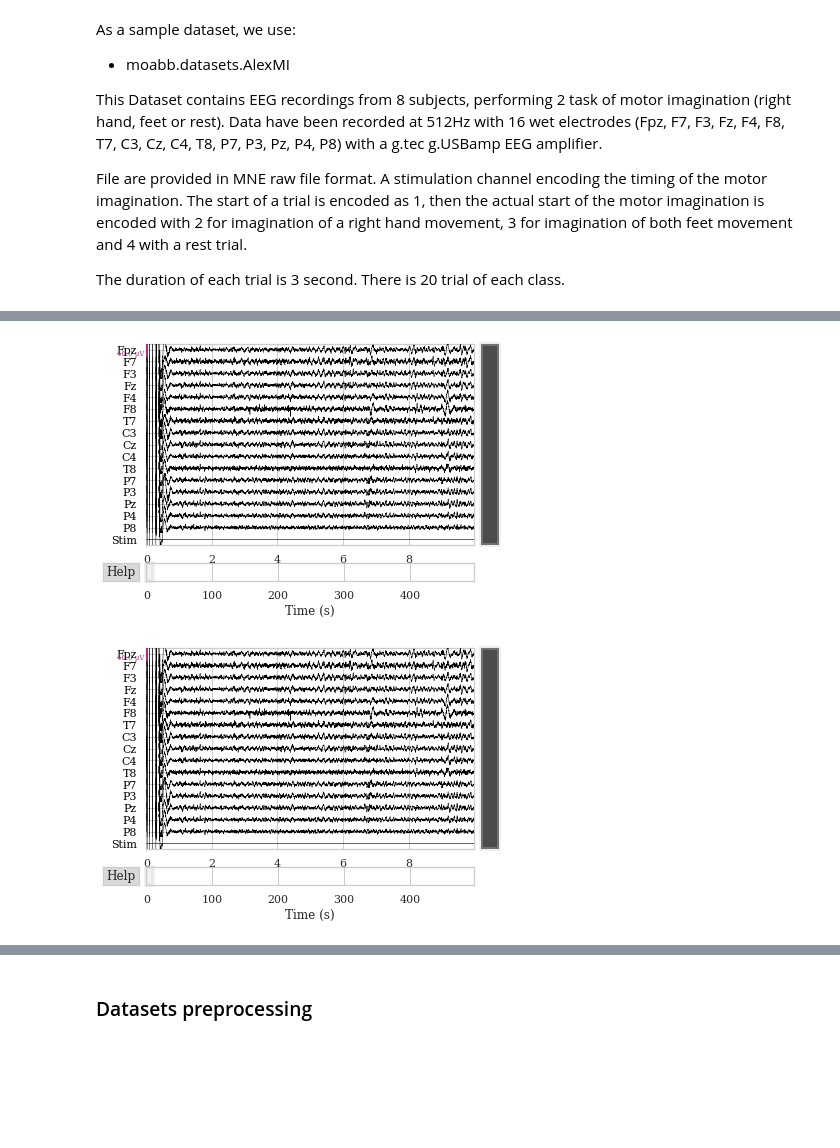
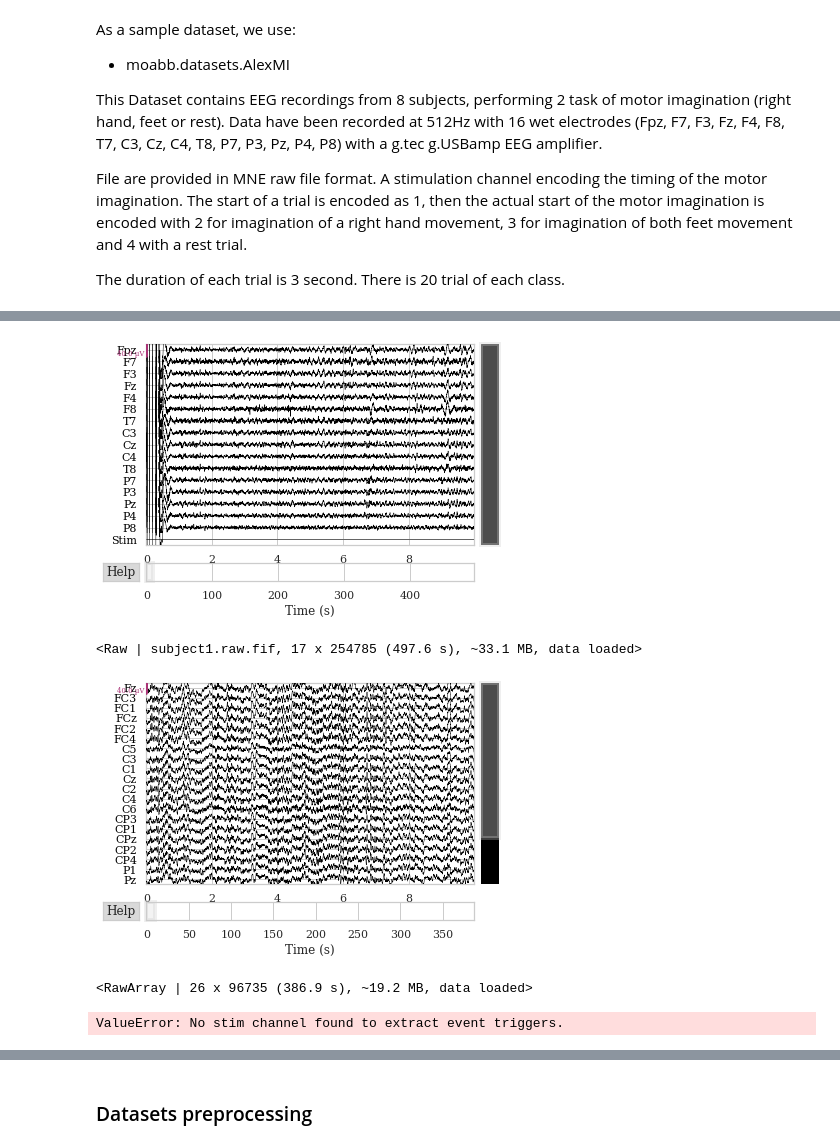
Before and after one commit to AlexandrePsq/RiemanMetrics, a Jupyter notebook: Comparing_frameworks.ipynb, the cells around one changed output, grey strips where cells are left out. Drawn from its saved outputs; the diff is of its cells as text; code cells hidden in the pictures; blank space fills up the shorter version.

```diff
--- a/Comparing_frameworks.ipynb
+++ b/Comparing_frameworks.ipynb
@@ -61,5 +70,17 @@ raw = sessions[subject][session_name][run_name]
-# %%
-raw.plot()
-# %% [output]
-[figure, removed]
-[figure, removed]
+# %%
+session_names = ["session_0", "session_T", "session_0", "session_0", "session_A"]
+datasets = [AlexMI(), BNCI2014001(), BNCI2014002(), BNCI2014004(), BNCI2015001(), BNCI2015004(), Cho2017(), Lee2019_MI(), MunichMI(), Ofner2017(), PhysionetMI(), Schirrmeister2017(), Shin2017A(), Shin2017B(), Weibo2014(), Zhou2016()]
+
+for dataset, session_name in zip(datasets[:5], session_names[:5]):
+    sessions = dataset.get_data(subjects=[1])
+    subject = 1
+    run_name = "run_0"
+    raw = sessions[subject][session_name][run_name]
+    raw.plot()
+    events = mne.find_events(raw, stim_channel='Stim')
+# %% [output]
+[figure, added]
+<Raw | subject1.raw.fif, 17 x 254785 (497.6 s), ~33.1 MB, data loaded>
+[figure, added]
+<RawArray | 26 x 96735 (386.9 s), ~19.2 MB, data loaded>
+ValueError: No stim channel found to extract event triggers.
```
Also changed, not shown: parts of 21 cells of this notebook.
